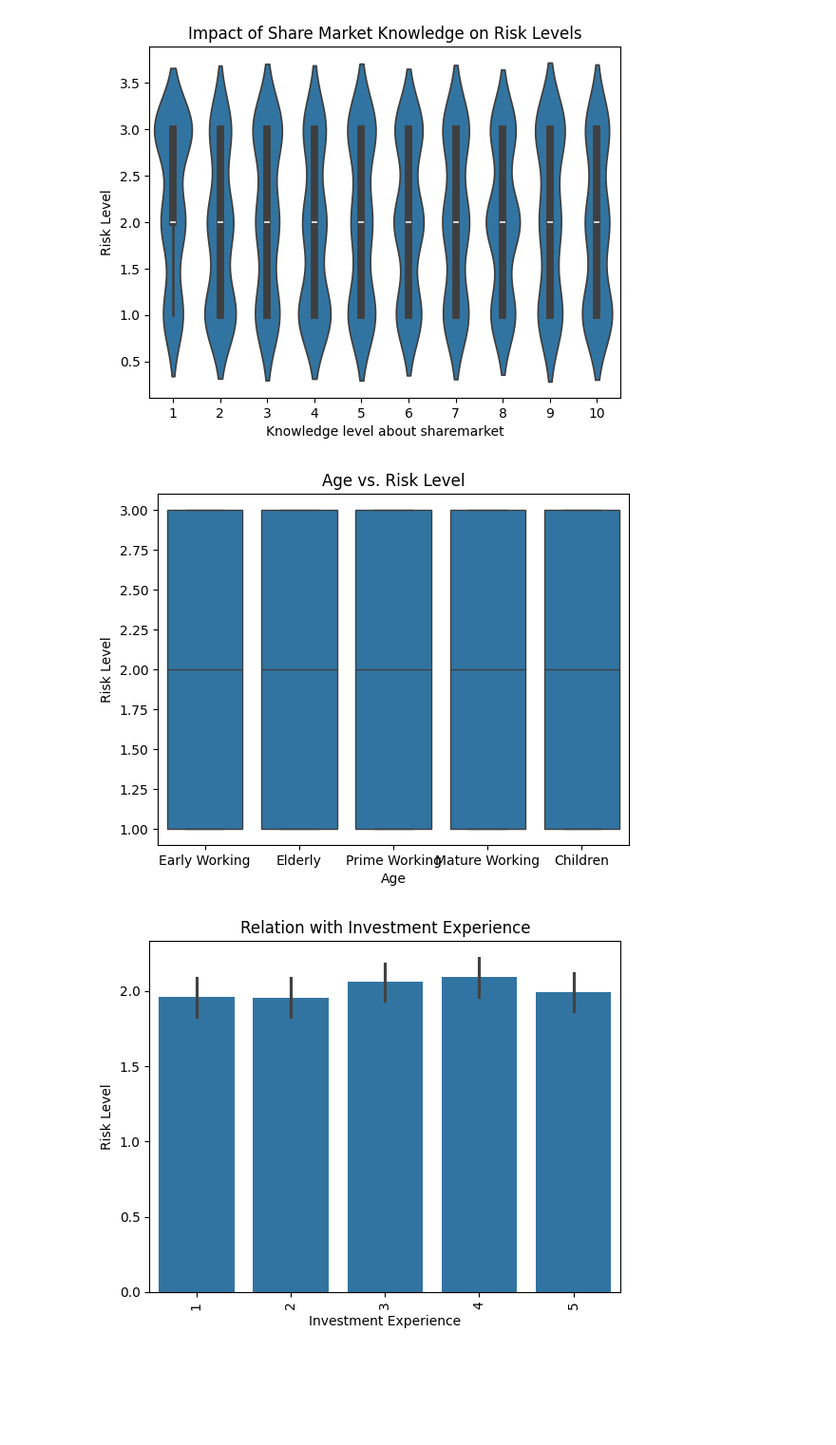
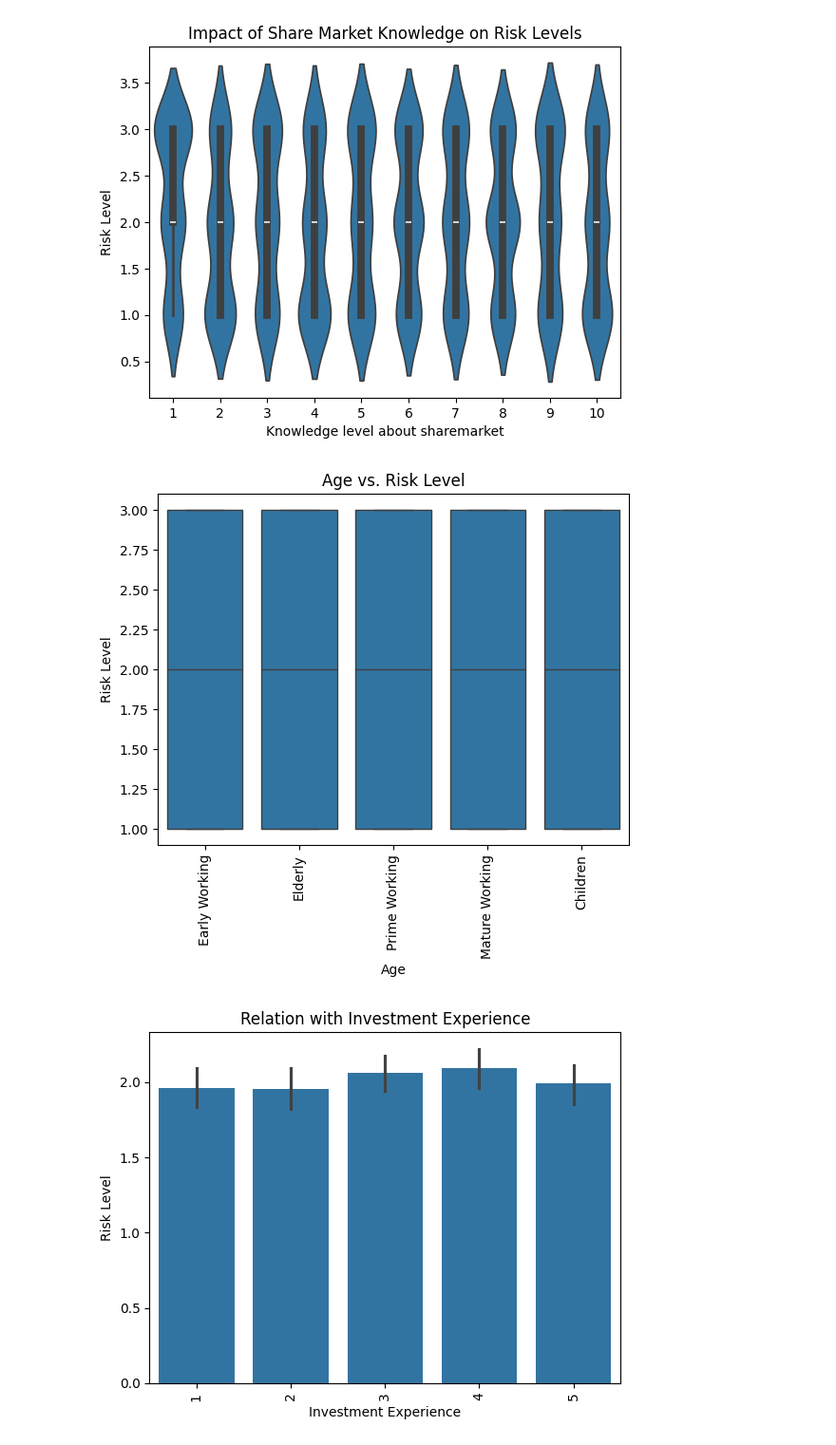
Before and after one commit to Relix0029/EDA-Project, a Jupyter notebook: EDA.ipynb, the cells around one changed output. Shown: that part at 95% size. Drawn from its saved outputs; the diff is of its cells as text; code cells hidden in the pictures; blank space fills up the shorter version.

```diff
--- a/EDA.ipynb
+++ b/EDA.ipynb
@@ -154,19 +190,18 @@ df['Risk Level'] = df['Risk Level'].map(risk_calc)
 def parse_return(value):
     if isinstance(value, str):
         if 'to' in value:
-            # Handle ranges, e.g., '10 to 12'
             parts = value.split(' to ')
             return (float(parts[0]) + float(parts[1])) / 2  # Average of the range
         elif 'more than' in value:
-            # Handle phrases, e.g., 'more than 13'
             return float(value.replace('more than ', '')) + 1  # Threshold value
+        elif 'negative' in value.lower():
+            return -1  # Assign a negative value
         else:
             try:
                 return float(value)
             except ValueError:
-                return np.nan  # Handle unexpected cases
-    else:
-        return np.nan
+                return None  # Handle unexpected cases
+    return value
 
 df['Return Earned'] = df['Return Earned'].apply(parse_return)
 # %%
@@ -282,9 +298,10 @@ plt.show()
 # %%
 sns.boxplot(x='Age', y='Risk Level', data=df)
 plt.title("Age vs. Risk Level")
+plt.xticks(rotation=90)
 plt.show()
 # %% [output]
-[figure, old version]
+[figure, new version]
 # %%
 sns.barplot(x='Investment Experience', y='Risk Level', data=df)
 plt.title('Relation with Investment Experience')
```
Also changed, not shown: parts of 17 cells of this notebook.
